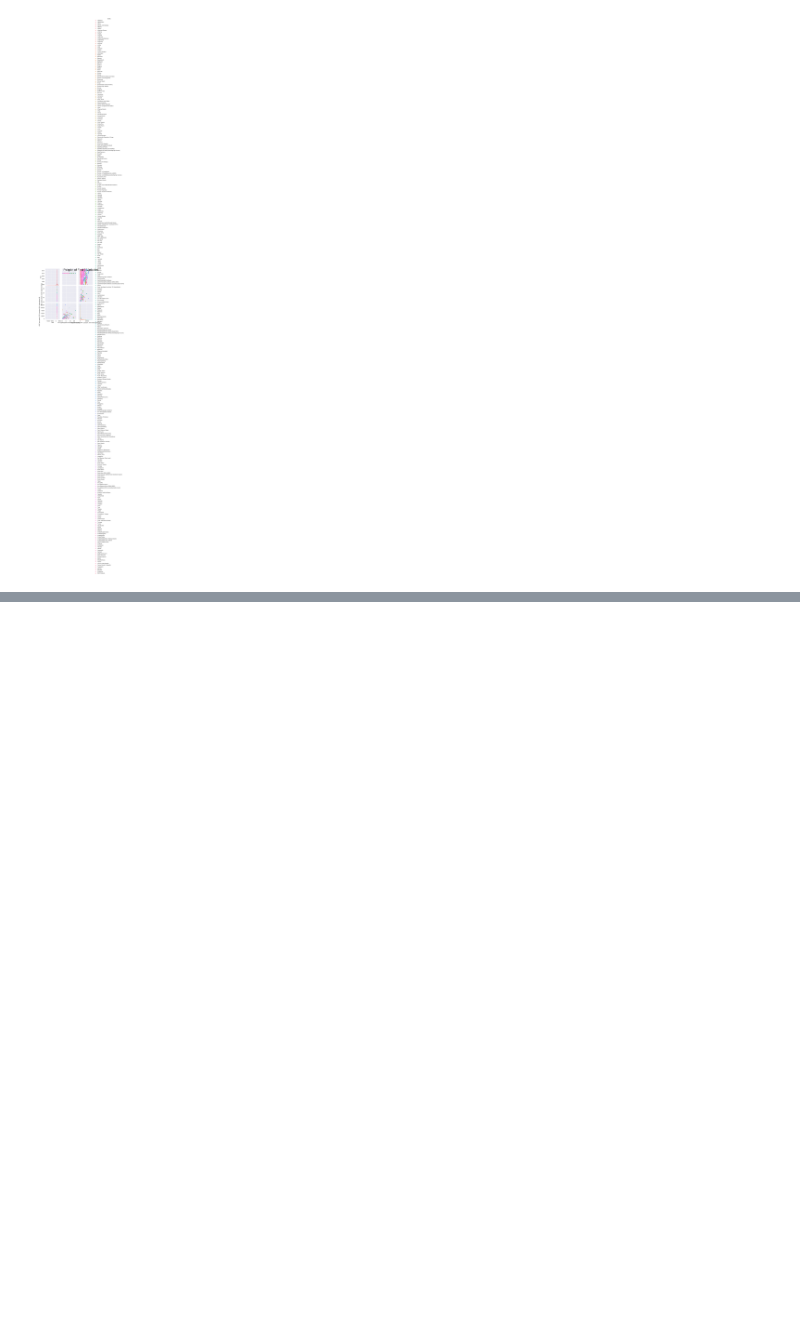
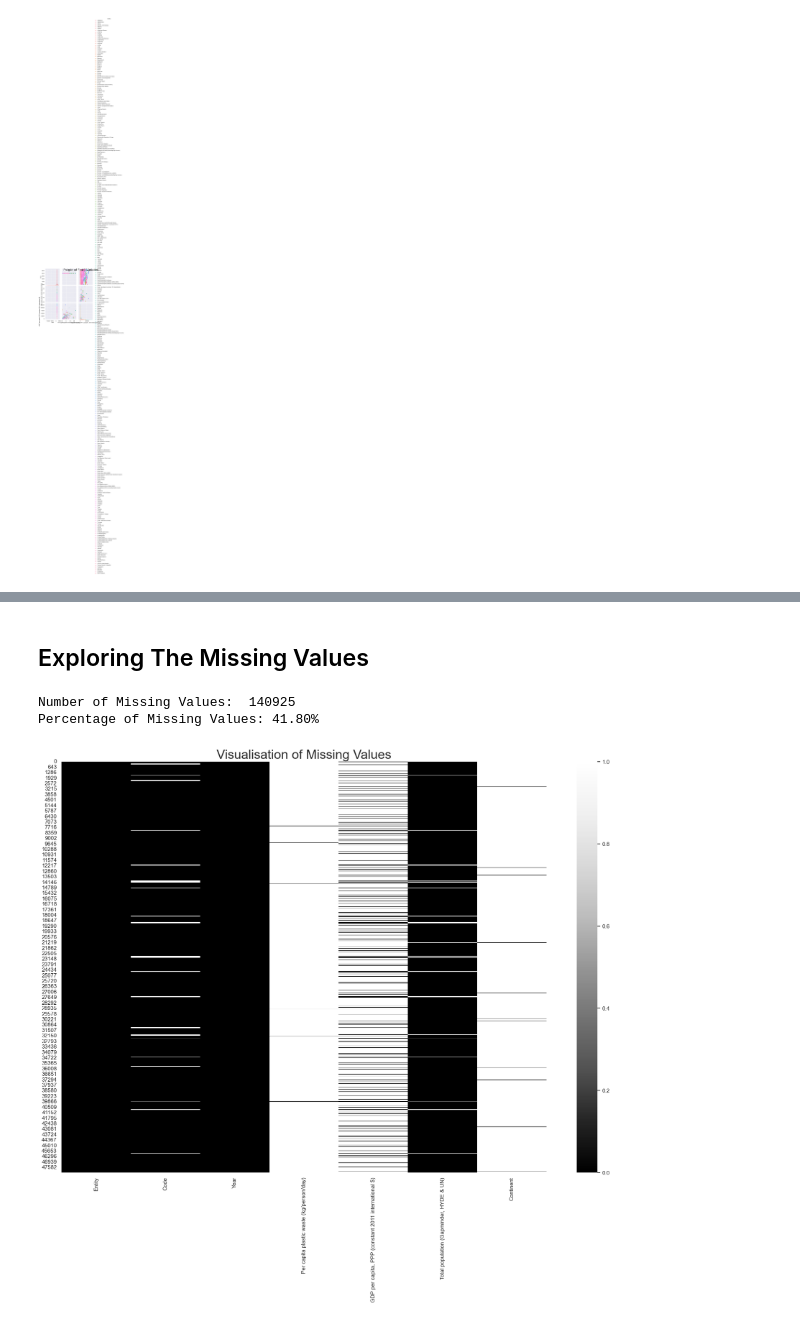
Before and after one commit to sba23416/SBA23416_StrategicThinkingCA2, a Jupyter notebook: Per-Capita-Plastic-Waste-Vs-Gdp-Per-Capita-Final.ipynb, the cells around one changed output, grey strips where cells are left out. Cells and saved outputs as stored; diff of their text form; code cells hidden in the pictures; blank space fills up the shorter version.

Commit message:
Exploring The Missing Values
Exploring The Missing Values

```diff
--- a/Per-Capita-Plastic-Waste-Vs-Gdp-Per-Capita-Final.ipynb
+++ b/Per-Capita-Plastic-Waste-Vs-Gdp-Per-Capita-Final.ipynb
@@ -218,0 +239,20 @@ for i in GB_df.select_dtypes(include="number").columns:
+# %% [markdown]
+## Exploring The Missing Values
+# %%
+total_data = GB_df.size
+total_missing_values = GB_df.isnull().sum().sum()
+
+percentage_missing = (total_missing_values / total_data) * 100
+print(f"Number of Missing Values: ", total_missing_values)
+print(f"Percentage of Missing Values: {percentage_missing:.2f}%")
+# %% [output]
+Number of Missing Values:  140925
+Percentage of Missing Values: 41.80%
+# %%
+plt.figure(figsize = (22,15))
+colourmap = sns.color_palette("Greys_r", as_cmap = True) #flare_r #cividis
+sns.heatmap(GB_df.isnull(), cmap = colourmap)
+plt.title("Visualisation of Missing Values", fontsize = 26)
+plt.show()
+# %% [output]
+[figure, added]
```
Also changed, not shown: parts of 19 cells of this notebook.
